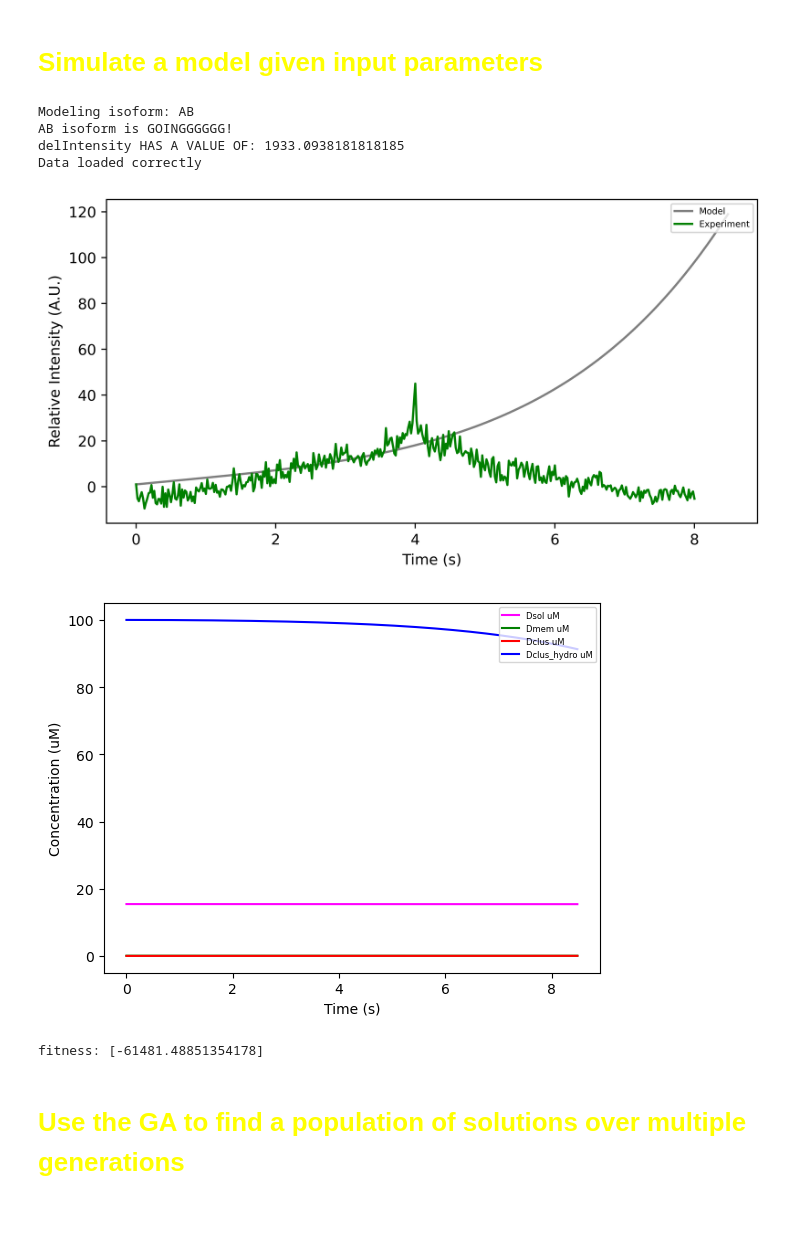
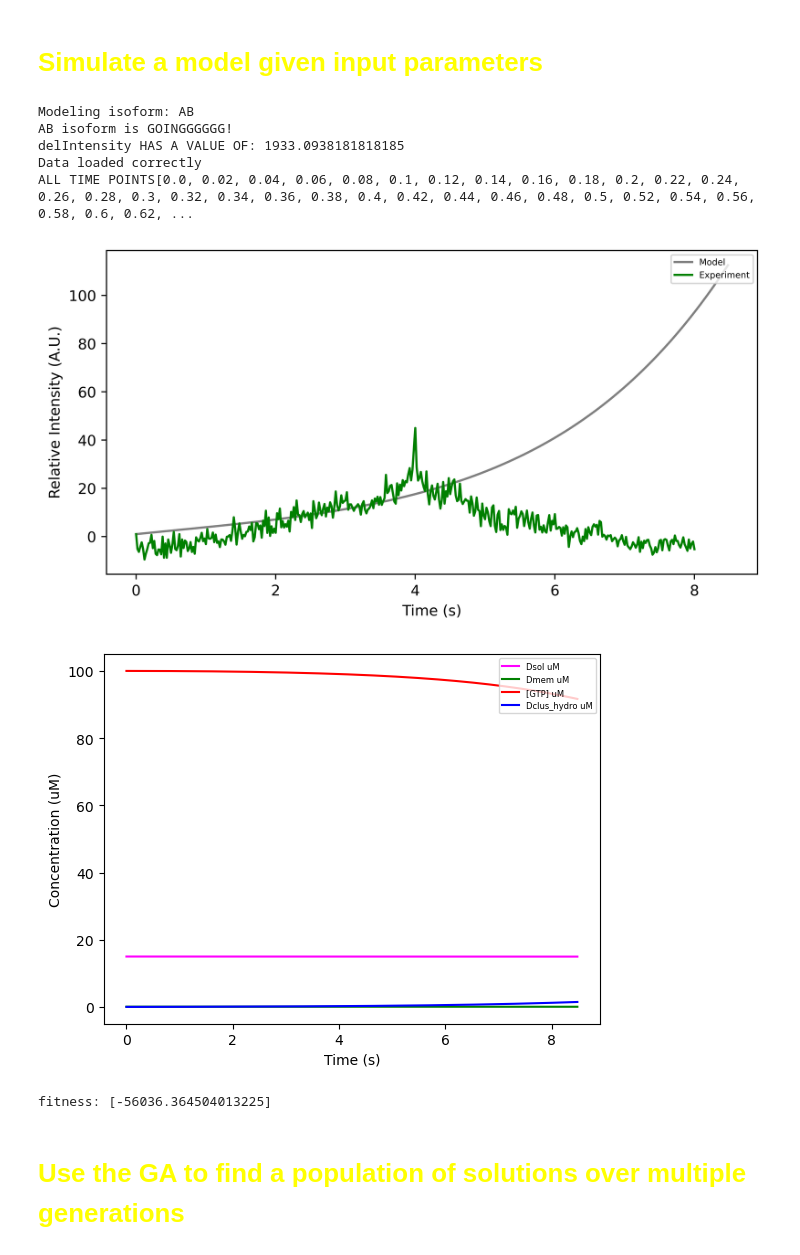
Before and after one commit to lanceman999/dynamin_model, a Jupyter notebook: PythonCode/dynamin1AB_opt_fullKinetics.ipynb, the cells around one changed output. Cells and saved outputs as stored; diff of their text form; code cells hidden in the pictures; blank space fills up the shorter version.

Commit message:
model still isn't working perfectly yet...

```diff
--- a/PythonCode/dynamin1AB_opt_fullKinetics.ipynb
+++ b/PythonCode/dynamin1AB_opt_fullKinetics.ipynb
@@ -263,9 +263,9 @@ class Oscillator:
 		return [solutionPre] # solutionPost]
 
 
-	def plotModel(self, solutions, file = None, mode  =None, show = True):
+	def plotModel(self, solutions, file = None, mode  = None, show = True, showConc = False):
 		t = self.timePoints
-
+		#print("ALL TIME POINTS" + str(t))
 		fig = plt.figure(figsize=(8,4),dpi=900)
 
 		expInt = np.copy(self.expdata.expInt)
@@ -276,11 +276,9 @@ class Oscillator:
 		relInt= (expInt-delIntensity)/(expInt[0]-delIntensity)
 
 		if mode == "ode":
-			t = self.timePoints
 			[solutionPre] = self.simulate(solutions)
 			copies = solutionPre*self.V*602
 		else:
-			t = self.timePoints
 			copies = solutions*self.V*602
 
 		c=copies[3]/self.Atotal #Rdilute
@@ -305,25 +303,27 @@ class Oscillator:
 		plt.legend(loc = 'upper right', prop={'size': 6})
 		plt.show()
 
-		# Concentrations for concentration time series plot
+		# Concentrations for time series plot
 		Dsol=solutions[0]
+		#print("DSOL CONCENTRATION AT ALL TIME POINTS"+ str(Dsol))
 		Dmem = solutions[1]
-		Dclus = solutions[5]
-		Dclus_hydro = solutions[6]
+		#Dclus = solutions[5]
+		GTPconc = solutions[6]
+		Dclus_hydro = solutions[7]
 
-		plt.plot(t,Dsol, color="magenta", label = 'Dsol uM')
-		plt.plot(t,Dmem, color = "green", label = "Dmem uM")
-		plt.plot(t,Dclus, color = "red", label = "Dclus uM")
-		plt.plot(t,Dclus_hydro, color = "blue", label = "Dclus_hydro uM")
+		if showConc == True:
+			plt.plot(t,Dsol, color="magenta", label = 'Dsol uM')
+			plt.plot(t,Dmem, color = "green", label = "Dmem uM")
+			plt.plot(t,GTPconc, color = "red", label = "[GTP] uM")
+			plt.plot(t,Dclus_hydro, color = "blue", label = "Dclus_hydro uM")
 
+			plt.xlabel('Time (s)')
+			plt.ylabel('Concentration (uM)')
 
-		plt.xlabel('Time (s)')
-		plt.ylabel('Concentration (uM)')
-
-		# plt.ylim(-1,10)
-		##plt.ylim(top=110, bottom = -10)
-		plt.legend(loc = 'upper right', prop={'size': 6})
-		plt.show()
+			# plt.ylim(-1,10)
+			##plt.ylim(top=110, bottom = -10)
+			plt.legend(loc = 'upper right', prop={'size': 6})
+			plt.show()
 
 
 		if file is not None:
@@ -693,34 +694,39 @@ paramsToOpt=np.array(["kfDRC","RdiluteDens","targetRateR","targetDensR","kfDRD",
 # <font color='yellow'>Simulate a model given input parameters</font>
 # %%
 #initialize the model
-model = Oscillator(parameter_ranges, paramsToOpt, 15.43, 74, 100, 'AB', mode=0)
+model = Oscillator(parameter_ranges, paramsToOpt, 15, 74, 100, 'AB', mode=0) #model does not change with changing GTPconc.....
+#Dsol0 = 15.43
+#Dmem0 = 74
+#GTPconc = 100
+
 #define a candidate set of rates
 candidate=np.array([2.06515731e-02, 6.55374065e+00, 0.78592423, 0.19185001, 7.01618503e-02, 1, 1, 1])
 # removed candidate[5] as it wasn't called anywhere in the script......
 
 # kfDRC=candidate[0]
 # RdiluteDens = candidate[1]
 # kfDydy=kfDRC*candidate[2]
 # RclusDens=DmemDens/candidate[3]
 # kfDRD=candidate[4]
 # kfhyd=candidate[5]
 # kfdisMem=candidate[6]
 # kfdisSol=candidate[7]
 # rateParams=np.array([kfDRC, kfDRD, kbDRD, self.gamma, kfDydy, kfhyd, kfdisMem, kfdisSol])
 
 [solutionPre]=model.simulate(candidate)
 Y = np.array(solutionPre)
-model.plotModel(solutionPre)
+model.plotModel(solutionPre, showConc = True)
 timePts=model.timePoints
 [fitness, twoPre] = model.evaluate_parms(candidate)
 print("fitness: "+ str(fitness))
 # %% [output]
 Modeling isoform: AB
 AB isoform is GOINGGGGGG!
 delIntensity HAS A VALUE OF: 1933.0938181818185
 Data loaded correctly
+ALL TIME POINTS[0.0, 0.02, 0.04, 0.06, 0.08, 0.1, 0.12, 0.14, 0.16, 0.18, 0.2, 0.22, 0.24, 0.26, 0.28, 0.3, 0.32, 0.34, 0.36, 0.38, 0.4, 0.42, 0.44, 0.46, 0.48, 0.5, 0.52, 0.54, 0.56, 0.58, 0.6, 0.62, ...
-[figure, old version]
+[figure, new version]
-[figure, old version]
+[figure, new version]
-fitness: [-61481.48851354178]
+fitness: [-56036.364504013225]
 # %%
 df=pd.DataFrame([timePts,Y[0],Y[1],Y[2],Y[3],Y[4],Y[5], Y[6], Y[7]]).T
```
Also changed, not shown: parts of 4 cells of this notebook.
